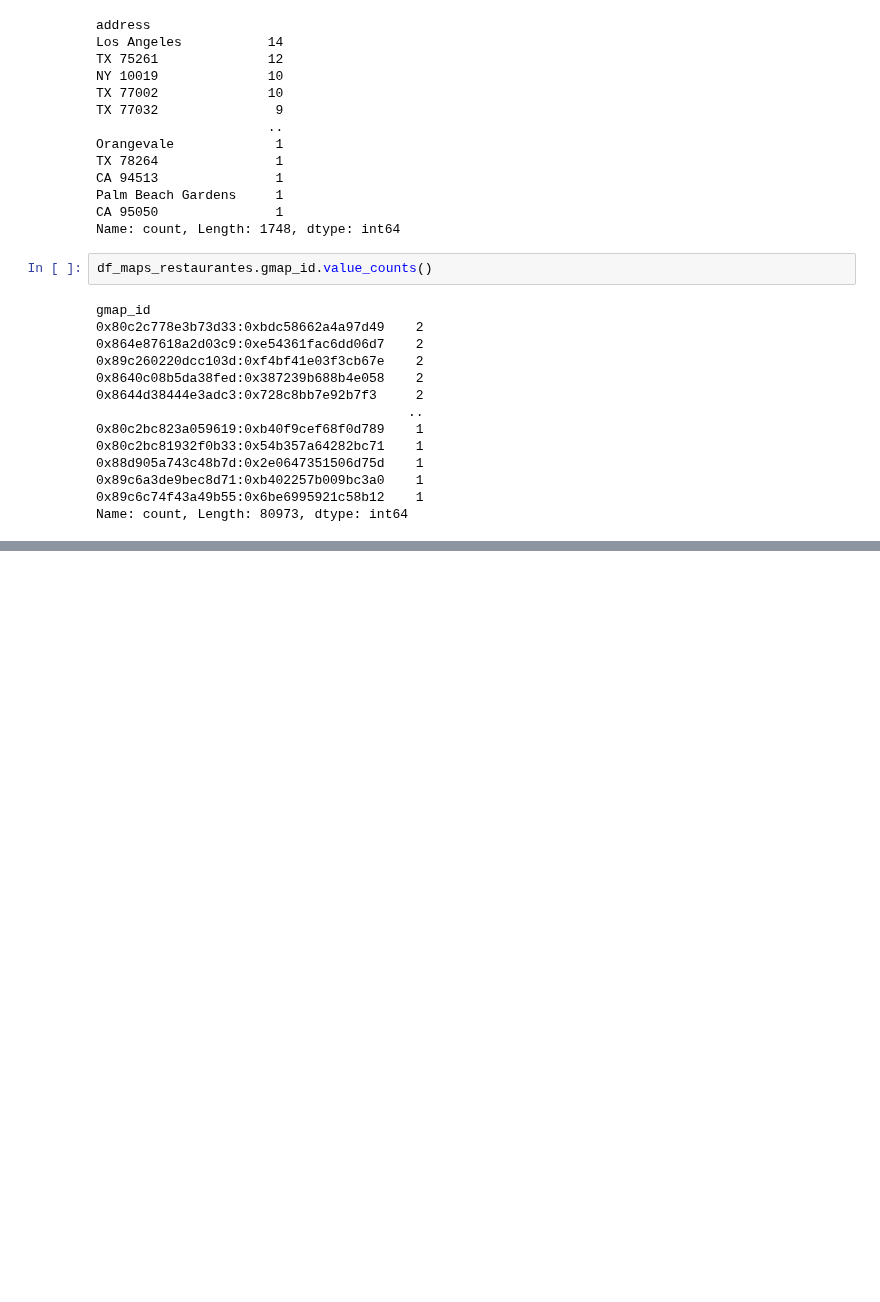
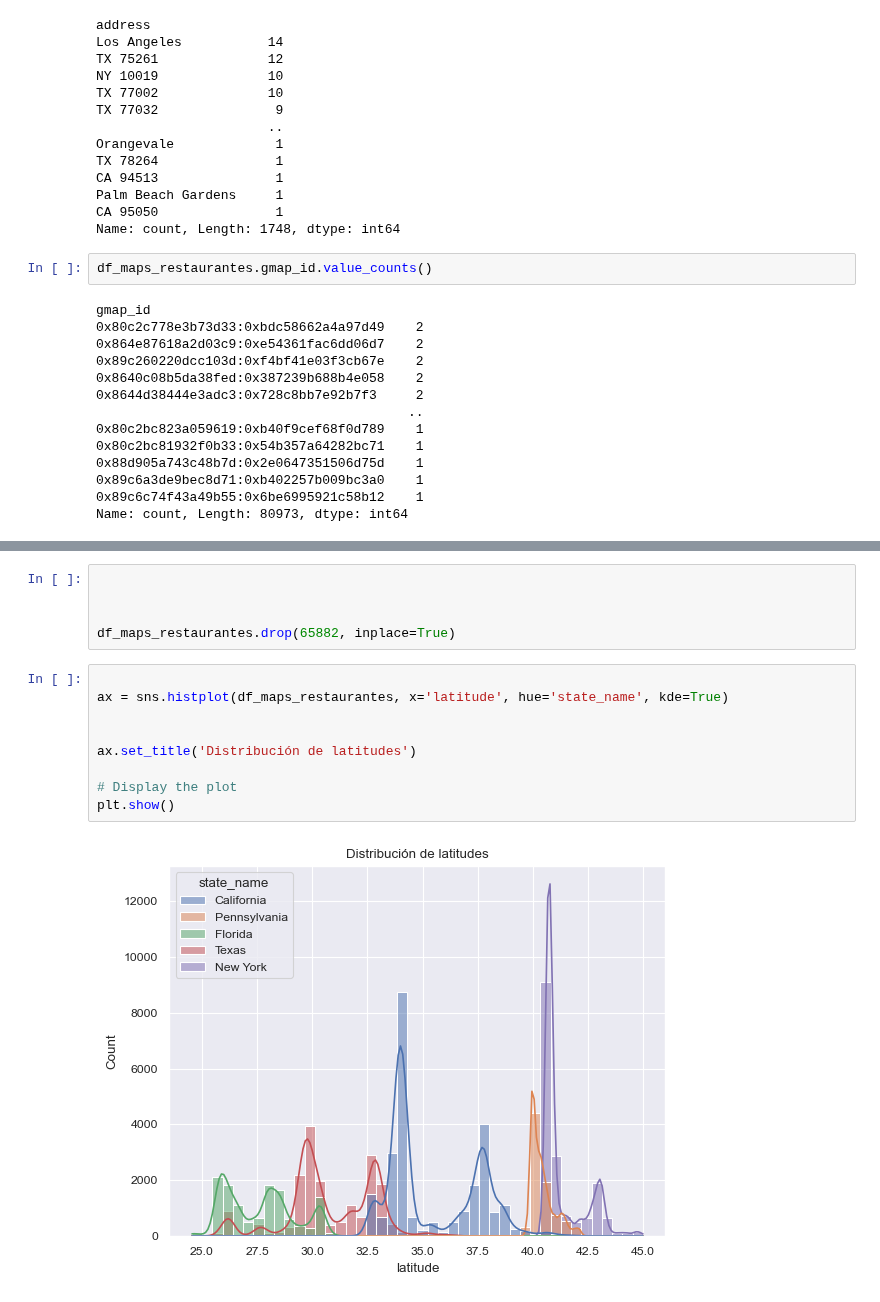
Before and after one commit to Aspirina180mg/PF_DATAPT07, a Jupyter notebook: Distribucion_Datos.ipynb, the cells around one changed output, grey strips where cells are left out. Cells and saved outputs as stored; diff of their text form; blank space fills up the shorter version.

```diff
--- a/Distribucion_Datos.ipynb
+++ b/Distribucion_Datos.ipynb
@@ -224,0 +370,16 @@ df_maps_restaurantes.query(['latitude'].hist()
+# %%
+
+
+
+df_maps_restaurantes.drop(65882, inplace=True)
+# %%
+
+ax = sns.histplot(df_maps_restaurantes, x='latitude', hue='state_name', kde=True)
+
+
+ax.set_title('Distribución de latitudes')
+
+# Display the plot
+plt.show()
+# %% [output]
+[figure, added]
```
Also changed, not shown: parts of 22 cells of this notebook.
